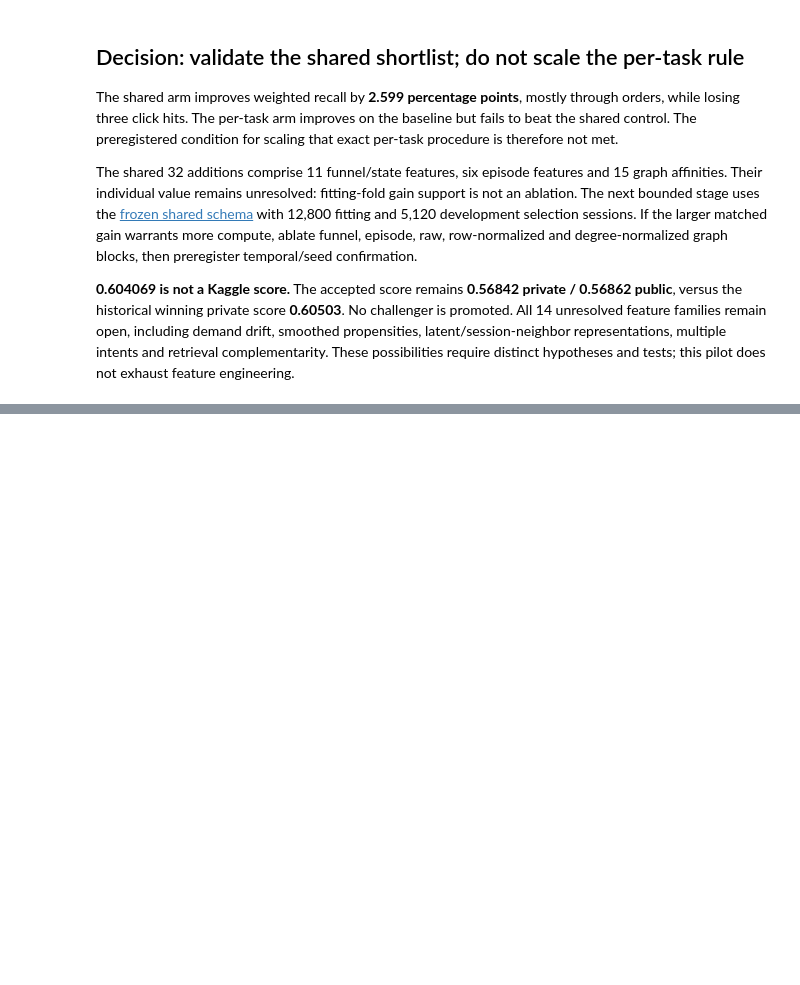
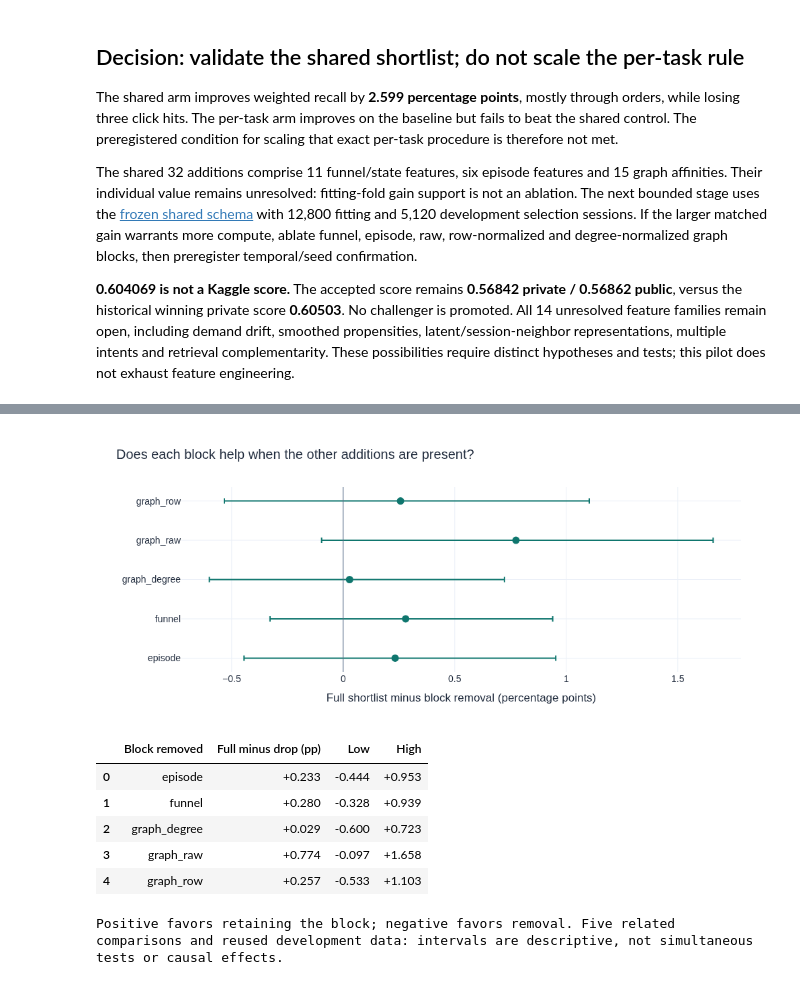
Before and after one commit to alvaromendizabal/otto-recommender-system, a Jupyter notebook: notebooks/09_controlled_feature_study.ipynb, the cells around one changed output, grey strips where cells are left out. Cells and saved outputs as stored; diff of their text form; code cells hidden in the pictures; blank space fills up the shorter version.

Commit message:
Publish verified shared-feature notebooks and execution receipts

```diff
--- a/notebooks/09_controlled_feature_study.ipynb
+++ b/notebooks/09_controlled_feature_study.ipynb
@@ -887,0 +933,30 @@ The shared 32 additions comprise 11 funnel/state features, six episode features
+# %%
+block_rows = []
+for name, arm in shared_result['arms'].items():
+    if 'full_minus_drop' in arm:
+        difference = arm['full_minus_drop']
+        lo, hi = difference['gain_interval']
+        block_rows.append({'Block removed': name.removeprefix('without_'), 'Full minus drop (pp)': 100*difference['absolute_gain'],
+                           'Low': 100*lo, 'High': 100*hi})
+if block_rows:
+    block_frame = pd.DataFrame(block_rows)
+    fig = go.Figure(go.Scatter(x=block_frame['Full minus drop (pp)'], y=block_frame['Block removed'], mode='markers',
+        marker=dict(color='#0F766E', size=11),
+        error_x=dict(type='data', symmetric=False, array=block_frame['High']-block_frame['Full minus drop (pp)'],
+                     arrayminus=block_frame['Full minus drop (pp)']-block_frame['Low'])))
+    fig.add_vline(x=0, line_color='#64748B', line_width=1)
+    show(fig, 'Does each block help when the other additions are present?', height=430,
+         xaxis_title='Full shortlist minus block removal (percentage points)', yaxis_title='')
+    display(block_frame.style.format({key: '{:+.3f}' for key in ['Full minus drop (pp)', 'Low', 'High']}))
+    print('Positive favors retaining the block; negative favors removal. Five related comparisons and reused development data: intervals are descriptive, not simultaneous tests or causal effects.')
+else:
+    print('The advancement gate did not support ablation compute; the five block experiments were not launched.')
+# %% [output]
+[figure, added]
+|  | Block removed | Full minus drop (pp) | Low | High |
+| 0 | episode | +0.233 | -0.444 | +0.953 |
+| 1 | funnel | +0.280 | -0.328 | +0.939 |
+| 2 | graph_degree | +0.029 | -0.600 | +0.723 |
+| 3 | graph_raw | +0.774 | -0.097 | +1.658 |
+| 4 | graph_row | +0.257 | -0.533 | +1.103 |
+Positive favors retaining the block; negative favors removal. Five related comparisons and reused development data: intervals are descriptive, not simultaneous tests or causal effects.
```
Also changed, not shown: parts of 4 cells of this notebook, 19 other files.
